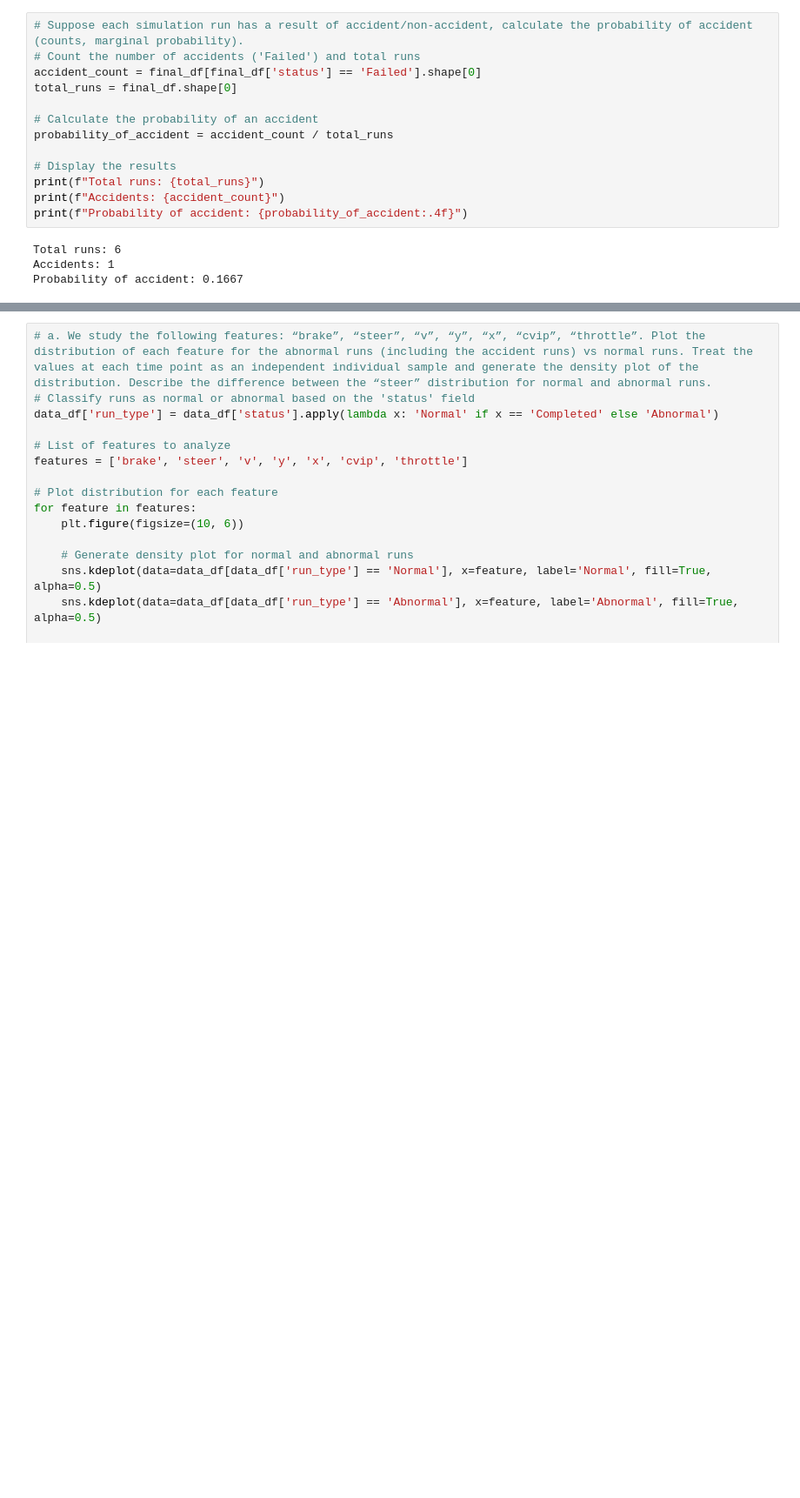
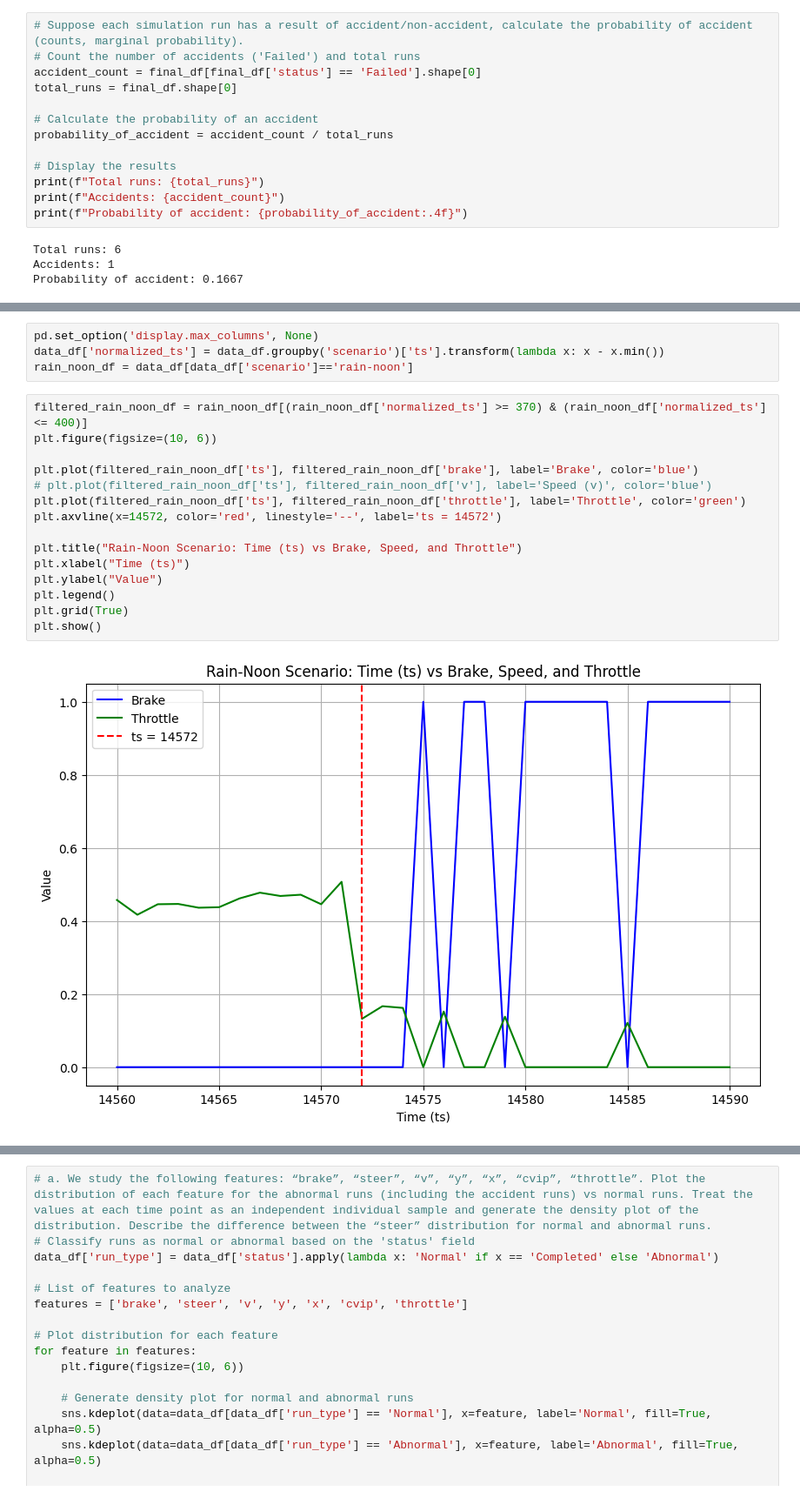
Before and after one commit to CCHST/Mini-Project-1-Safety-Analysis-of-Autonomous-Vehicles, a Jupyter notebook: Task.ipynb, the cells around one changed output, grey strips where cells are left out. Shown at 87% size. Cells and saved outputs as stored; diff of their text form; blank space fills up the shorter version.

```diff
--- a/Task.ipynb
+++ b/Task.ipynb
@@ -442,0 +442,21 @@ data_df
+# %%
+pd.set_option('display.max_columns', None)
+data_df['normalized_ts'] = data_df.groupby('scenario')['ts'].transform(lambda x: x - x.min())
+rain_noon_df = data_df[data_df['scenario']=='rain-noon']
+# %%
+filtered_rain_noon_df = rain_noon_df[(rain_noon_df['normalized_ts'] >= 370) & (rain_noon_df['normalized_ts'] <= 400)]
+plt.figure(figsize=(10, 6))
+
+plt.plot(filtered_rain_noon_df['ts'], filtered_rain_noon_df['brake'], label='Brake', color='blue')
+# plt.plot(filtered_rain_noon_df['ts'], filtered_rain_noon_df['v'], label='Speed (v)', color='blue')
+plt.plot(filtered_rain_noon_df['ts'], filtered_rain_noon_df['throttle'], label='Throttle', color='green')
+plt.axvline(x=14572, color='red', linestyle='--', label='ts = 14572')
+
+plt.title("Rain-Noon Scenario: Time (ts) vs Brake, Speed, and Throttle")
+plt.xlabel("Time (ts)")
+plt.ylabel("Value")
+plt.legend()
+plt.grid(True)
+plt.show()
+# %% [output]
+[figure, added]
```
Also changed, not shown: parts of 8 cells of this notebook.
